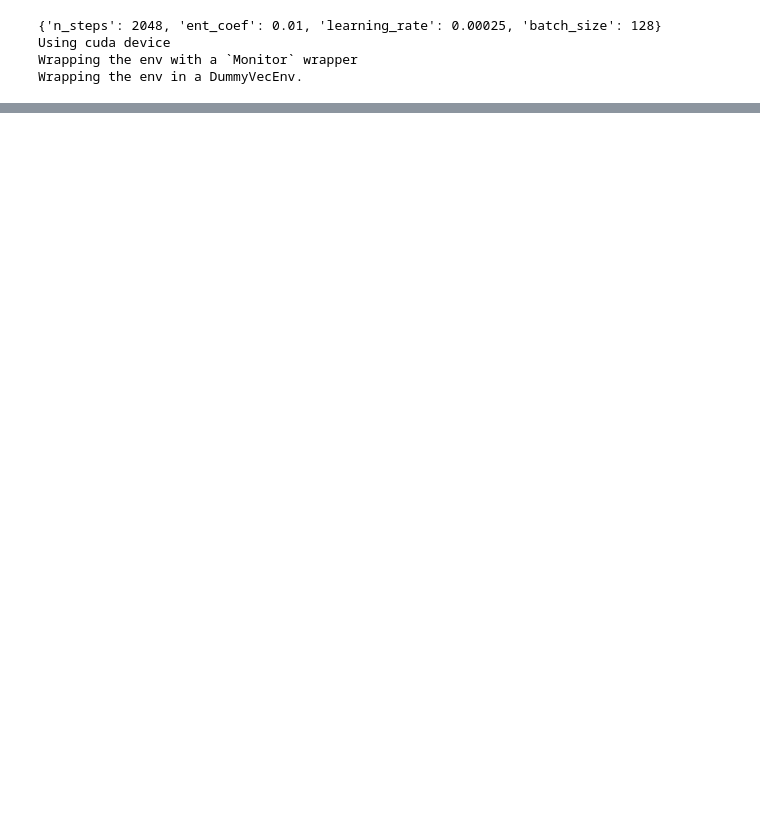
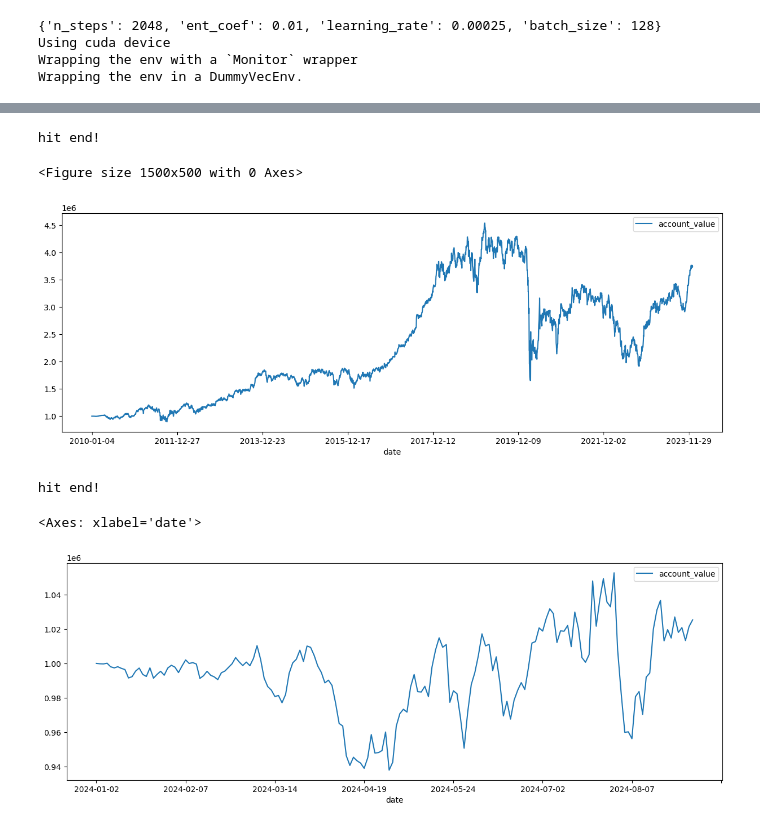
Before and after one commit to Versus-91/Thesis, a Jupyter notebook: drl.ipynb, the cells around one changed output, grey strips where cells are left out. Cells and saved outputs as stored; diff of their text form; code cells hidden in the pictures; blank space fills up the shorter version.

```diff
--- a/drl.ipynb
+++ b/drl.ipynb
@@ -92,6 +223,6 @@ Successfully added turbulence index
 # %%
 train_data = data_split(processed, TRAIN_START_DATE, TRAIN_END_DATE)
-trade_data = data_split(processed, TEST_START_DATE, TEST_END_DATE)
+test_data = data_split(processed, TEST_START_DATE, TEST_END_DATE)
 # %%
 display(train_data.tail(5))
 # %% [output]
@@ -119,5 +247,19 @@ Stock Dimension: 29, State Space: 291
 # %%
 # Parameters for the environment
+# env_kwargs = {
+#     "hmax": 100,
+#     "num_stock_shares": [0] * stock_dimension,
+#     "initial_amount": 1000000,
+#     "buy_cost_pct": [0.001] * stock_dimension,
+#     "sell_cost_pct": [0.001] * stock_dimension,
+#     "state_space": state_space,
+#     "stock_dim": stock_dimension,
+#     "tech_indicator_list": INDICATORS,
+#     "action_space": stock_dimension,
+#     "reward_scaling": 1e-4,
+#     "make_plots" : True
+
+# }
 env_kwargs = {
     "hmax": 100,
     "num_stock_shares": [0] * stock_dimension,
@@ -128,7 +270,8 @@ env_kwargs = {
     "stock_dim": stock_dimension,
     "tech_indicator_list": INDICATORS,
     "action_space": stock_dimension,
-    "reward_scaling": 1e-4
+    "reward_scaling": 1e-4,
+    "make_plots" : False
 
 }
 
@@ -172,0 +316,25 @@ trained_ppo = agent.train_model(model=model_ppo,
+# %%
+e_test_gym = StockTradingEnv(df = test_data, **env_kwargs)
+# %%
+df_account_value_ppo_train, df_actions_ppo = DRLAgent.DRL_prediction(
+    model=ppo_agernt,
+    environment = e_train_gym)
+plt.figure()
+
+df_result_ppo = df_account_value_ppo_train.set_index(df_account_value_ppo_train.columns[0])
+plt.rcParams["figure.figsize"] = (15,5)
+df_result_ppo.plot()
+plt.show()
+df_account_value_ppo_test, df_actions_ppo = DRLAgent.DRL_prediction(
+    model=ppo_agernt,
+    environment = e_test_gym)
+df_result_ppo = df_account_value_ppo_test.set_index(df_account_value_ppo_test.columns[0])
+plt.rcParams["figure.figsize"] = (15,5)
+df_result_ppo.plot()
+# %% [output]
+hit end!
+<Figure size 1500x500 with 0 Axes>
+[figure, added]
+hit end!
+<Axes: xlabel='date'>
+[figure, added]
```
Also changed, not shown: parts of 40 cells of this notebook, 46 other files.
